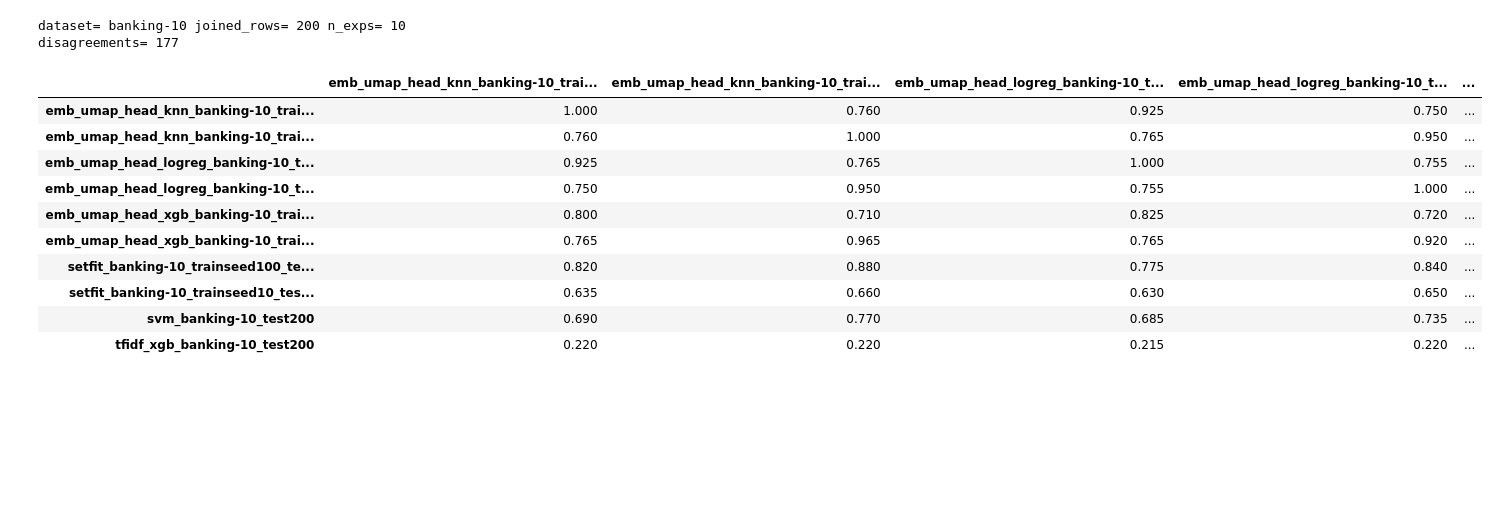
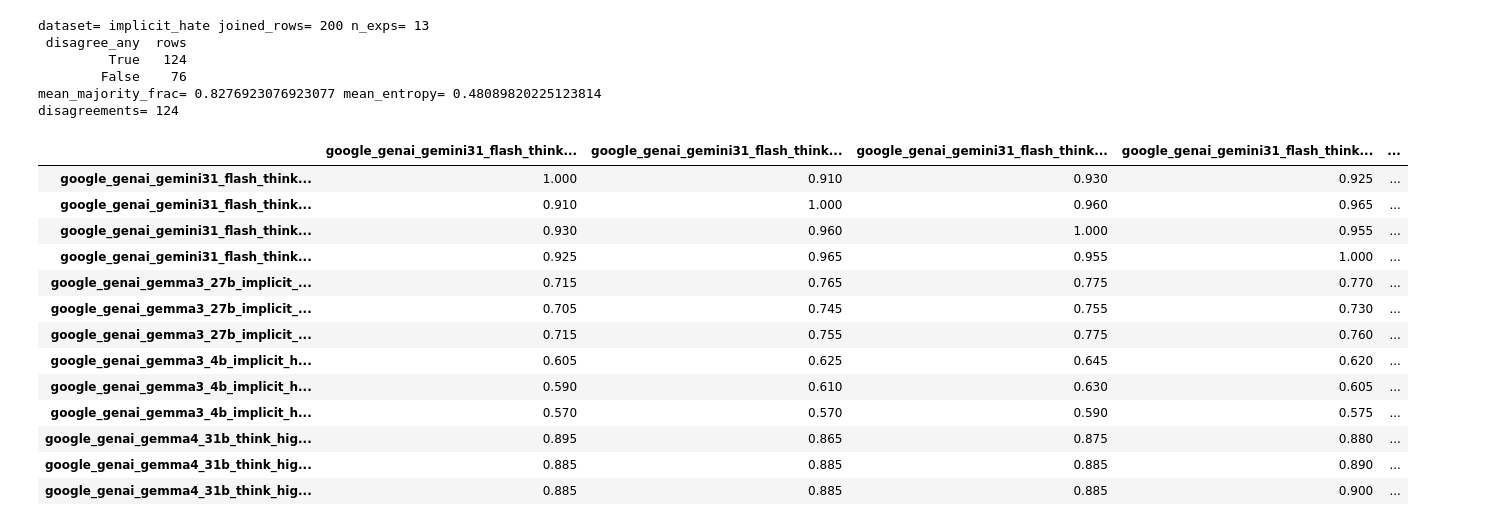
Before and after one commit to dmsavkov/DatasetLabeling, a Jupyter notebook: notebooks/error_analysis.ipynb, the cells around one changed output. Drawn from its saved outputs; the diff is of its cells as text; code cells hidden in the pictures; blank space fills up the shorter version.

```diff
--- a/notebooks/error_analysis.ipynb
+++ b/notebooks/error_analysis.ipynb
@@ -32,8 +40,7 @@ pd.options.display.max_columns = 1000
 pd.options.display.max_colwidth = 1000
 # %%
 TARGETS = [
-    r"results/extended_evaluation_ml/20260430_105611",
-    r"results/extended_evaluation_llm/20260430_122210/gemma_tweet_eval_irony_test200",
+    r"results\evaluate_google_llm\20260503_091005",
 ]
 
 '''TARGETS = [
@@ -92,39 +103,82 @@ array(['banking-10', 'implicit_hate', 'pubmed_20k_rct',
 # %%
 # Compare experiments on the *same dataset rows*.
 # If you pass a whole run directory with multiple datasets, filter first.
+
+from src.error_analysis.row_metrics import (
+    add_model_correctness_flags,
+    add_probs_confidence_from_probs_json,
+    add_row_vote_metrics,
+    calibration_bins,
+    expected_calibration_error,
+)
+
 
 def _dataset_of(e):
     if e.report and isinstance(e.report.get("dataset_name"), str):
         return e.report["dataset_name"]
     if e.predictions_df is not None and "dataset_name" in e.predictions_df.columns and len(e.predictions_df):
         return str(e.predictions_df["dataset_name"].iloc[0])
     return None
 
+
 exps_with_preds = [e for e in exps if e.predictions_df is not None]
 
 # Pick a dataset to compare (edit this string in-place)
-DATASET = 'banking-10'
+DATASET = "implicit_hate"
 exps_ds = [e for e in exps_with_preds if _dataset_of(e) == DATASET]
 
 cmp_df = build_comparison_df(exps_ds, join="inner")
 print("dataset=", DATASET, "joined_rows=", len(cmp_df), "n_exps=", len(exps_ds))
 
-diff_df = disagreements(cmp_df)
+# 1) Are labels consistent per row? → row-level vote metrics
+cmp_scored = add_row_vote_metrics(cmp_df)
+# If confidence is blank but probs exist, try deriving confidence from probs (best-effort)
+for _eid in [c.split("__", 1)[1] for c in cmp_scored.columns if c.startswith("pred_label__")]:
+    cmp_scored = add_probs_confidence_from_probs_json(cmp_scored, exp_id=_eid)
+
+cmp_scored = add_model_correctness_flags(cmp_scored)
+
+# Quick overview: how much disagreement / ambiguity exists?
+print(
+    cmp_scored[["disagree_any"]].value_counts(dropna=False).rename("rows").reset_index().to_string(index=False)
+)
+print(
+    "mean_majority_frac=",
+    float(cmp_scored["majority_frac"].mean()),
+    "mean_entropy=",
+    float(cmp_scored["entropy"].mean()),
+)
+
+# Rows most likely "noisy/ambiguous" = high entropy + low vote margin
+noisy_rows = (
+    cmp_scored.sort_values(["entropy", "vote_margin"], ascending=[False, True])
+    .head(50)
+    .reset_index(drop=True)
+)
+
+diff_df = disagreements(cmp_scored)
 print("disagreements=", len(diff_df))
 
-a_df = pairwise_agreement_matrix(cmp_df)
+a_df = pairwise_agreement_matrix(cmp_scored)
 a_df
 # %% [output]
-dataset= banking-10 joined_rows= 200 n_exps= 10
-disagreements= 177
+dataset= implicit_hate joined_rows= 200 n_exps= 13
+ disagree_any  rows
+         True   124
+        False    76
+mean_majority_frac= 0.8276923076923077 mean_entropy= 0.48089820225123814
+disagreements= 124
-|  | emb_umap_head_knn_banking-10_trai... | emb_umap_head_knn_banking-10_trai... | emb_umap_head_logreg_banking-10_t... | emb_umap_head_logreg_banking-10_t... | ... |
-| emb_umap_head_knn_banking-10_trai... | 1.000 | 0.760 | 0.925 | 0.750 | ... |
-| emb_umap_head_knn_banking-10_trai... | 0.760 | 1.000 | 0.765 | 0.950 | ... |
-| emb_umap_head_logreg_banking-10_t... | 0.925 | 0.765 | 1.000 | 0.755 | ... |
-| emb_umap_head_logreg_banking-10_t... | 0.750 | 0.950 | 0.755 | 1.000 | ... |
-| emb_umap_head_xgb_banking-10_trai... | 0.800 | 0.710 | 0.825 | 0.720 | ... |
-| emb_umap_head_xgb_banking-10_trai... | 0.765 | 0.965 | 0.765 | 0.920 | ... |
-| setfit_banking-10_trainseed100_te... | 0.820 | 0.880 | 0.775 | 0.840 | ... |
-| setfit_banking-10_trainseed10_tes... | 0.635 | 0.660 | 0.630 | 0.650 | ... |
-| svm_banking-10_test200 | 0.690 | 0.770 | 0.685 | 0.735 | ... |
-| tfidf_xgb_banking-10_test200 | 0.220 | 0.220 | 0.215 | 0.220 | ... |
+|  | google_genai_gemini31_flash_think... | google_genai_gemini31_flash_think... | google_genai_gemini31_flash_think... | google_genai_gemini31_flash_think... | ... |
+| google_genai_gemini31_flash_think... | 1.000 | 0.910 | 0.930 | 0.925 | ... |
+| google_genai_gemini31_flash_think... | 0.910 | 1.000 | 0.960 | 0.965 | ... |
+| google_genai_gemini31_flash_think... | 0.930 | 0.960 | 1.000 | 0.955 | ... |
+| google_genai_gemini31_flash_think... | 0.925 | 0.965 | 0.955 | 1.000 | ... |
+| google_genai_gemma3_27b_implicit_... | 0.715 | 0.765 | 0.775 | 0.770 | ... |
+| google_genai_gemma3_27b_implicit_... | 0.705 | 0.745 | 0.755 | 0.730 | ... |
+| google_genai_gemma3_27b_implicit_... | 0.715 | 0.755 | 0.775 | 0.760 | ... |
+| google_genai_gemma3_4b_implicit_h... | 0.605 | 0.625 | 0.645 | 0.620 | ... |
+| google_genai_gemma3_4b_implicit_h... | 0.590 | 0.610 | 0.630 | 0.605 | ... |
+| google_genai_gemma3_4b_implicit_h... | 0.570 | 0.570 | 0.590 | 0.575 | ... |
+| google_genai_gemma4_31b_think_hig... | 0.895 | 0.865 | 0.875 | 0.880 | ... |
+| google_genai_gemma4_31b_think_hig... | 0.885 | 0.885 | 0.885 | 0.890 | ... |
+| google_genai_gemma4_31b_think_hig... | 0.885 | 0.885 | 0.885 | 0.900 | ... |
```
Also changed, not shown: parts of 26 cells of this notebook, 5 other files.
